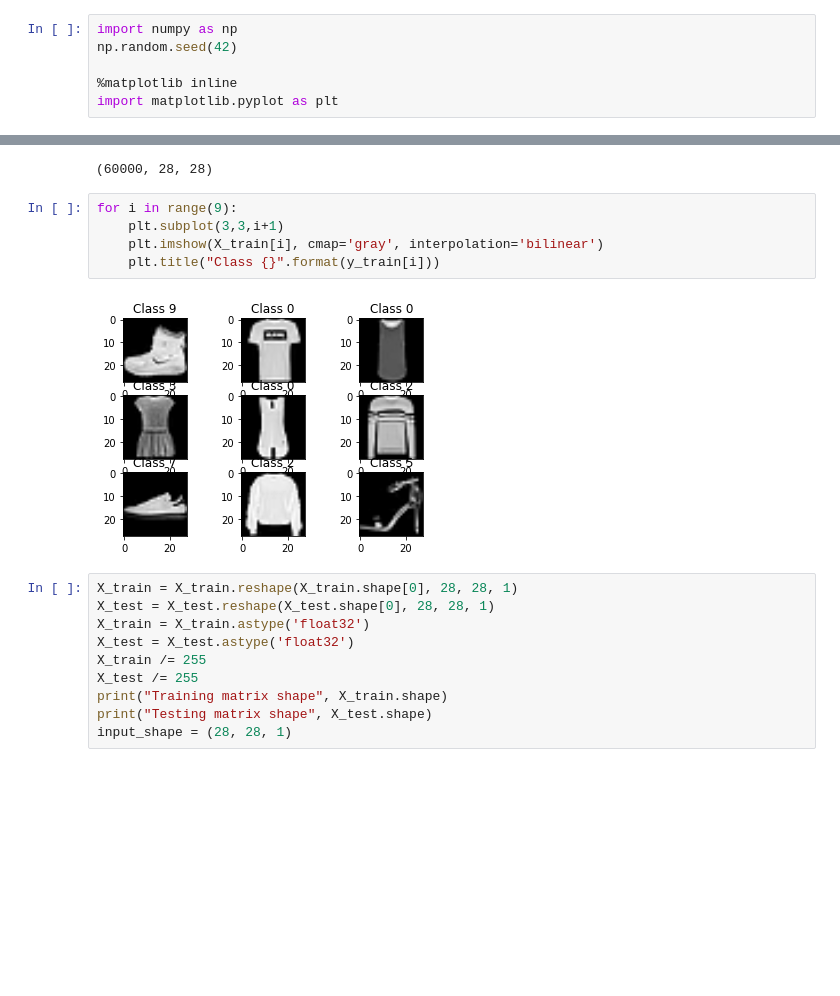
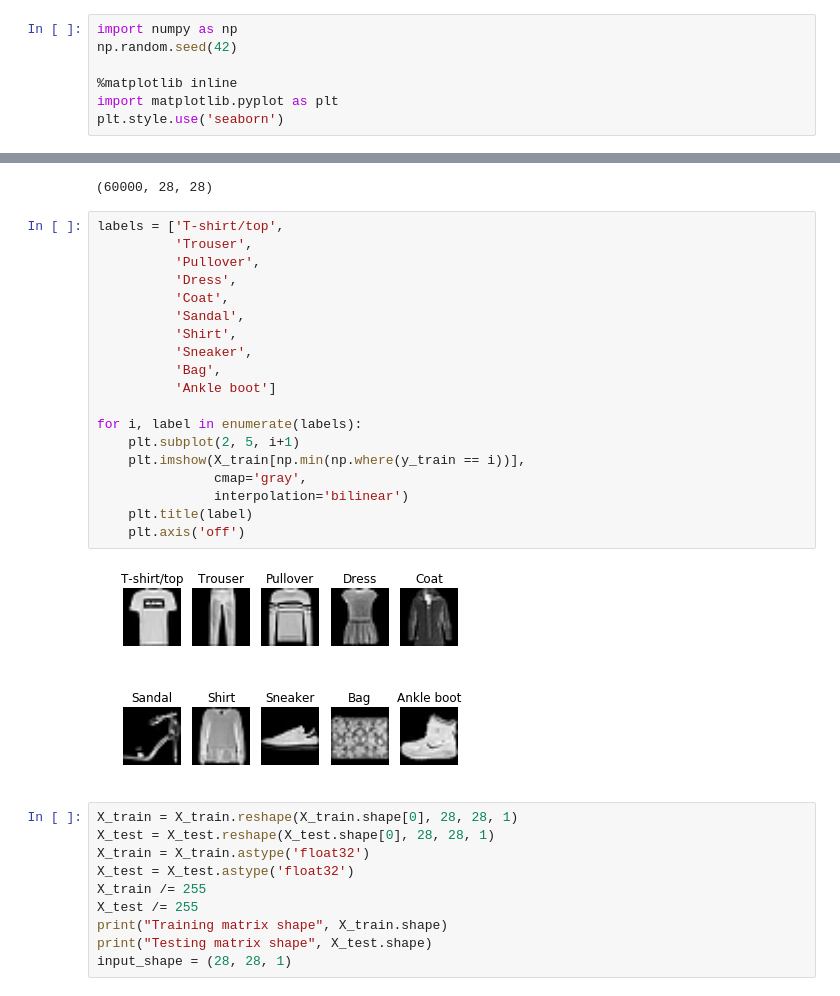
Before and after one commit to emredjan/keras-mnist-tutorial, a Jupyter notebook: keras_mnist.ipynb, the cells around one changed output, grey strips where cells are left out. Saved outputs shown, nothing was run; the diff lists cells and outputs as text; blank space fills up the shorter version.

Commit message:
updated plots

```diff
--- a/keras_mnist.ipynb
+++ b/keras_mnist.ipynb
@@ -4,6 +4,7 @@ np.random.seed(42)
 
 %matplotlib inline
 import matplotlib.pyplot as plt
+plt.style.use('seaborn')
 # %%
 from keras.models import Sequential
 from keras.layers import Dense, Dropout, Activation, Flatten
@@ -68,12 +69,26 @@ X_train.shape
 # %% [output]
 (60000, 28, 28)
 # %%
-for i in range(9):
-    plt.subplot(3,3,i+1)
-    plt.imshow(X_train[i], cmap='gray', interpolation='bilinear')
-    plt.title("Class {}".format(y_train[i]))
+labels = ['T-shirt/top',
+          'Trouser',
+          'Pullover',
+          'Dress',
+          'Coat',
+          'Sandal',
+          'Shirt',
+          'Sneaker',
+          'Bag',
+          'Ankle boot']
+
+for i, label in enumerate(labels):
+    plt.subplot(2, 5, i+1)
+    plt.imshow(X_train[np.min(np.where(y_train == i))],
+               cmap='gray',
+               interpolation='bilinear')
+    plt.title(label)
+    plt.axis('off')
 # %% [output]
-[figure, old version]
+[figure, new version]
 # %%
 X_train = X_train.reshape(X_train.shape[0], 28, 28, 1)
 X_test = X_test.reshape(X_test.shape[0], 28, 28, 1)
```
Also changed, not shown: parts of 6 cells of this notebook.
